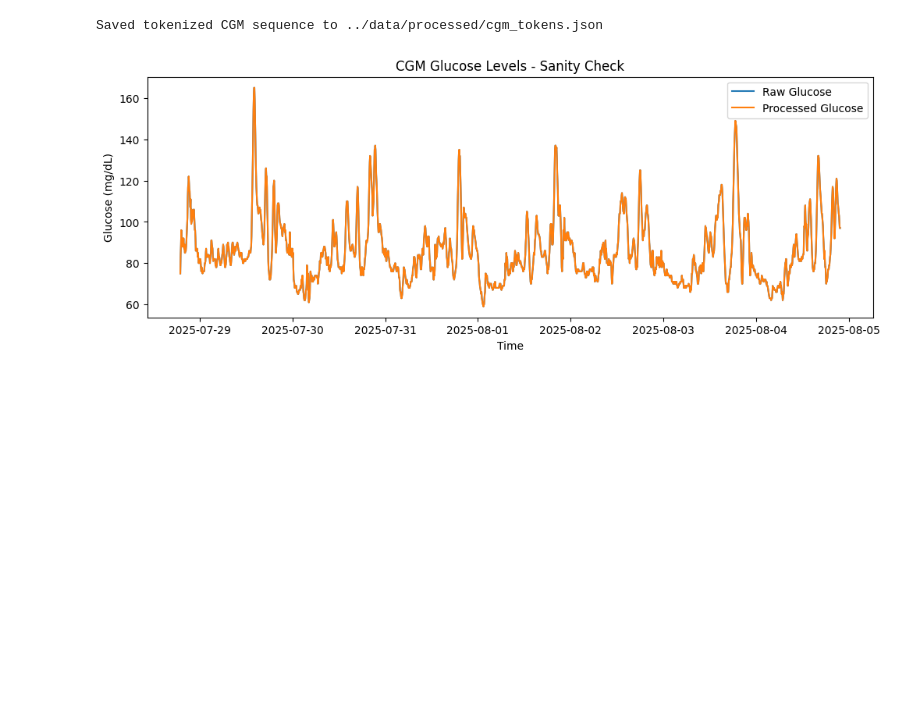
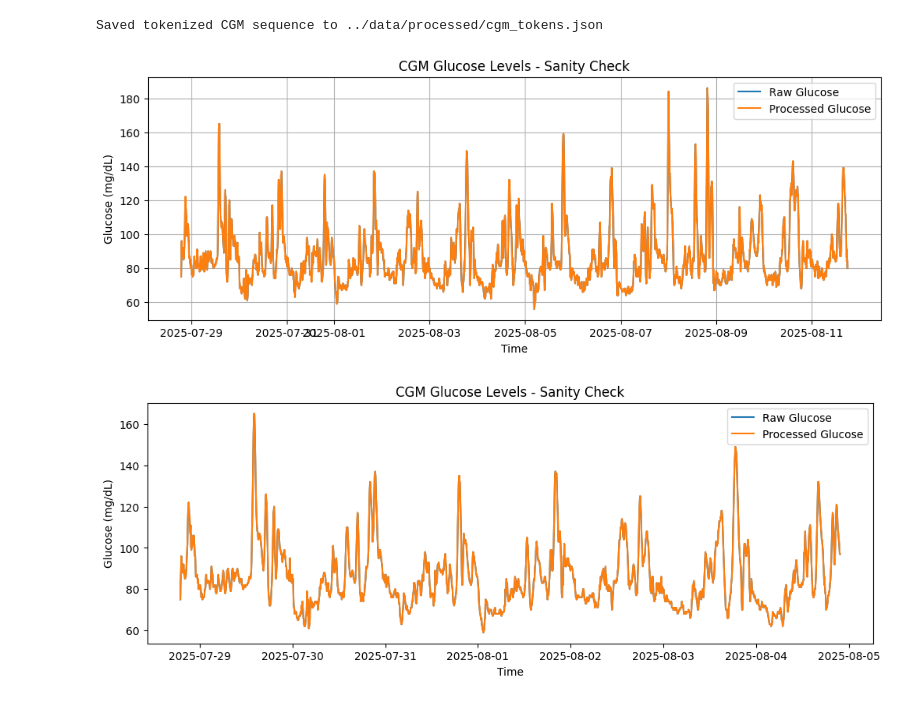
Before and after one commit to kayc26/cgm_insights, a Jupyter notebook: notebooks/preprocess_cgm.ipynb, the cells around one changed output. Drawn from its saved outputs; the diff is of its cells as text; code cells hidden in the pictures; blank space fills up the shorter version.

Commit message:
updated to use newest data

```diff
--- a/notebooks/preprocess_cgm.ipynb
+++ b/notebooks/preprocess_cgm.ipynb
@@ -7,7 +7,7 @@ import matplotlib.pyplot as plt
 from pathlib import Path
 # %%
 # --- 2. Paths ---
-RAW_PATH = Path("../data/raw/lingo-glucose-data-2025-AUG-04.csv")
+RAW_PATH = Path("../data/raw/lingo-glucose-data-2025-AUG-13.csv")
 PROCESSED_PATH = Path("../data/processed/cgm_tokens.json")
 PROCESSED_PATH.parent.mkdir(parents=True, exist_ok=True)
 # %%
@@ -34,15 +35,14 @@ df.head()
 # %%
-# --- 4. Resample to 5-minute intervals ---
-df = df.resample('5T').mean()
+# --- 4. Resample to 5-min intervals ---
+df['original_glucose'] = pd.to_numeric(df['original_glucose'], errors='coerce')
+df = df[['original_glucose']].resample('5min').mean()
 df['glucose'] = df['original_glucose'].interpolate(method='linear')
 
-# --- 5. Clamp glucose values --- (for transformer)
+# --- 5. Clamp values ---
 df['glucose'] = df['glucose'].clip(lower=39, upper=301)
 
-# --- 6. Round and tokenize ---
+# --- 6. Round + tokenize ---
 df['glucose_rounded'] = df['glucose'].round().astype(int)
-
-# build vocab mapping
 vocab = {val: i for i, val in enumerate(range(39, 302))}
 df['token'] = df['glucose_rounded'].map(vocab)
 
@@ -63,6 +63,22 @@ with open(PROCESSED_PATH, 'w') as f:
 print(f"Saved tokenized CGM sequence to {PROCESSED_PATH}")
 # %% [output]
 Saved tokenized CGM sequence to ../data/processed/cgm_tokens.json
+# %%
+# --- 8. Plot sanity check ---
+
+import matplotlib.pyplot as plt
+
+plt.figure(figsize=(12, 4))
+plt.plot(df.index, df['original_glucose'], label='Raw Glucose')
+plt.plot(df.index, df['glucose_rounded'], label='Processed Glucose')
+plt.title('CGM Glucose Levels - Sanity Check')
+plt.xlabel('Time')
+plt.ylabel('Glucose (mg/dL)')
+plt.legend()
+plt.grid()
+plt.show()
+# %% [output]
+[figure, added]
 # %%
 # --- 8. Plot sanity check ---
 
```
Also changed, not shown: parts of 1 cell of this notebook, 1 other file.
